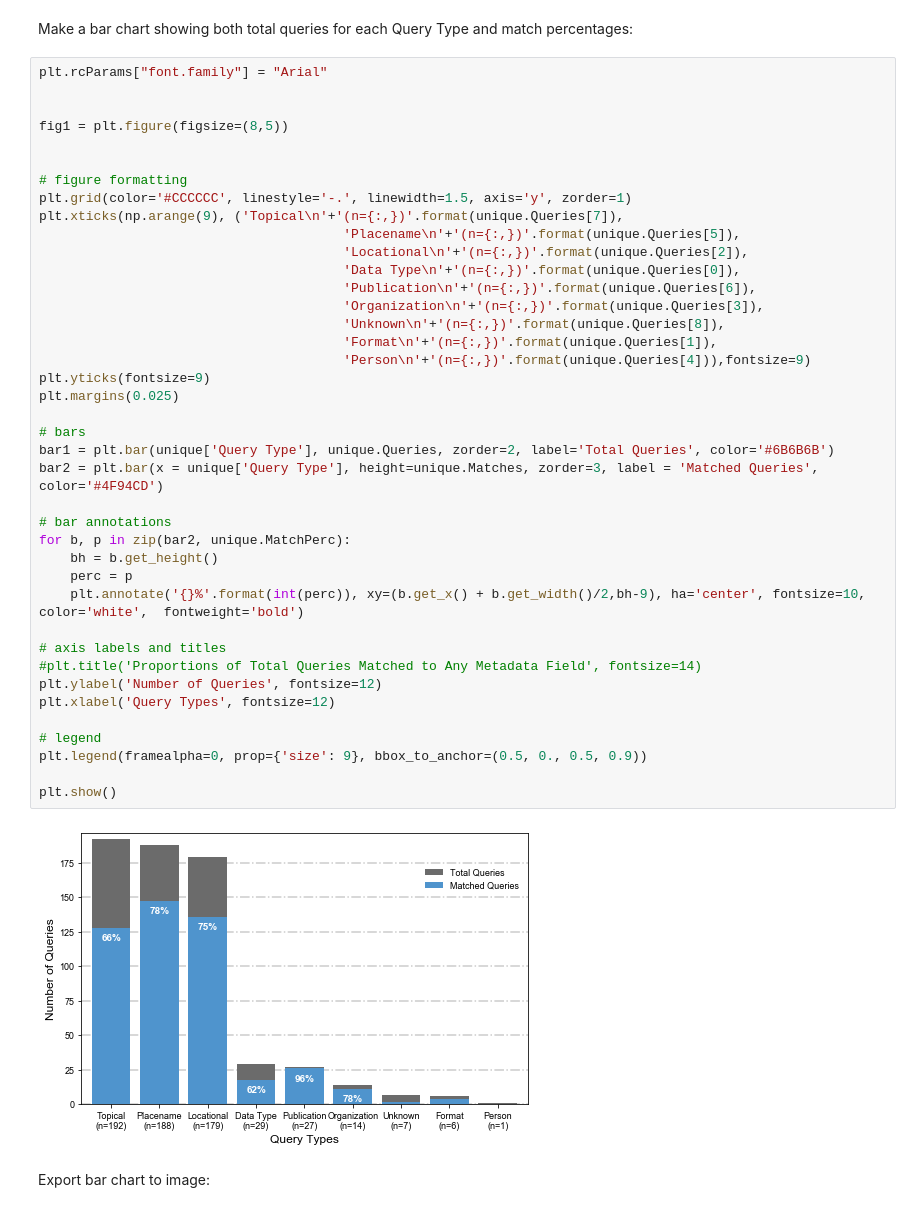
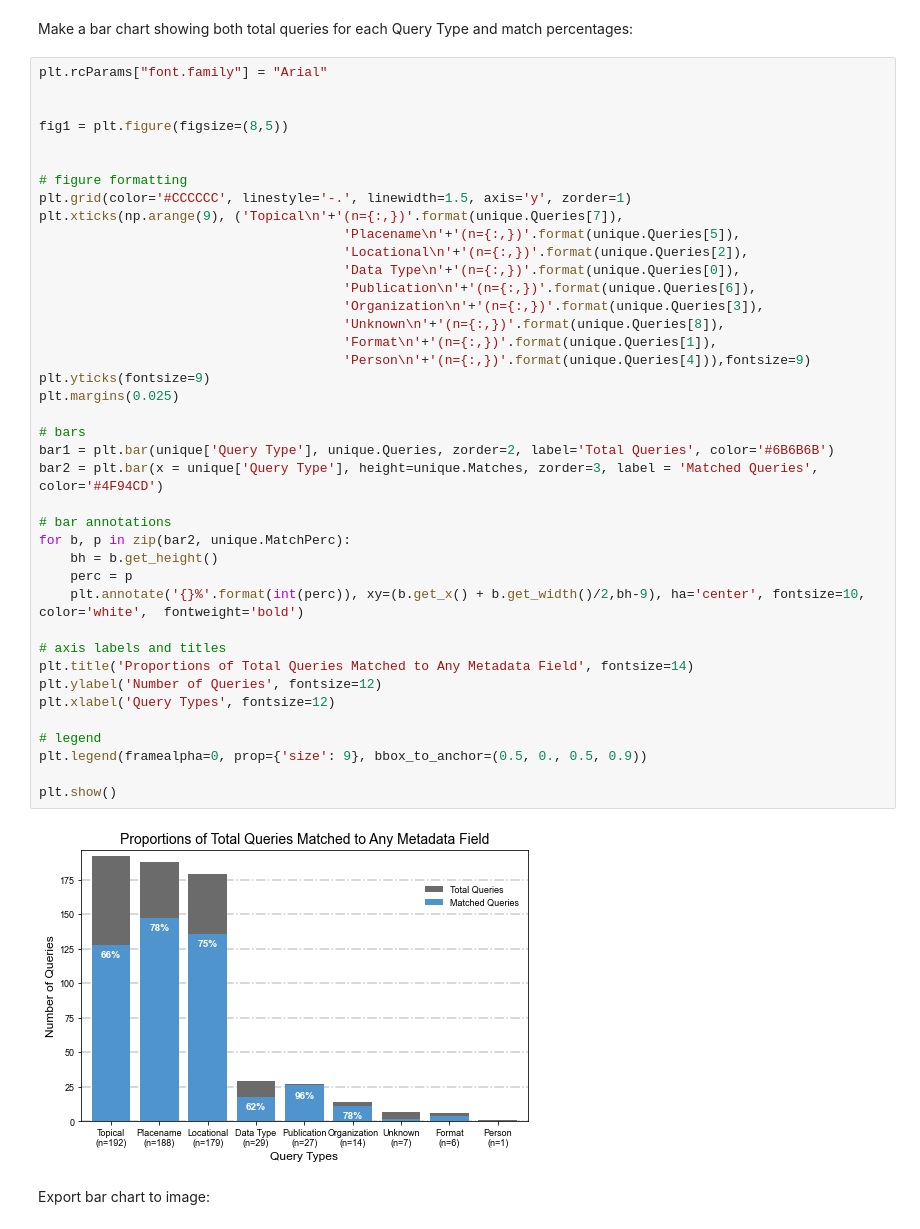
Before and after one commit to outpw/geo_meta, a Jupyter notebook: Geo_meta_fig1.ipynb, the cells around one changed output. Cells and saved outputs as stored; diff of their text form.

```diff
--- a/Geo_meta_fig1.ipynb
+++ b/Geo_meta_fig1.ipynb
@@ -77,35 +79,35 @@ plt.xticks(np.arange(9), ('Topical\n'+'(n={:,})'.format(unique.Queries[7]),
                                        'Placename\n'+'(n={:,})'.format(unique.Queries[5]),
                                        'Locational\n'+'(n={:,})'.format(unique.Queries[2]),
                                        'Data Type\n'+'(n={:,})'.format(unique.Queries[0]),
                                        'Publication\n'+'(n={:,})'.format(unique.Queries[6]),
                                        'Organization\n'+'(n={:,})'.format(unique.Queries[3]),
                                        'Unknown\n'+'(n={:,})'.format(unique.Queries[8]),
                                        'Format\n'+'(n={:,})'.format(unique.Queries[1]),
                                        'Person\n'+'(n={:,})'.format(unique.Queries[4])),fontsize=9)
 plt.yticks(fontsize=9)
 plt.margins(0.025)
 
 # bars
 bar1 = plt.bar(unique['Query Type'], unique.Queries, zorder=2, label='Total Queries', color='#6B6B6B')
 bar2 = plt.bar(x = unique['Query Type'], height=unique.Matches, zorder=3, label = 'Matched Queries', color='#4F94CD')
 
 # bar annotations
 for b, p in zip(bar2, unique.MatchPerc):
     bh = b.get_height()
     perc = p
     plt.annotate('{}%'.format(int(perc)), xy=(b.get_x() + b.get_width()/2,bh-9), ha='center', fontsize=10, color='white',  fontweight='bold')
 
 # axis labels and titles
-#plt.title('Proportions of Total Queries Matched to Any Metadata Field', fontsize=14)
+plt.title('Proportions of Total Queries Matched to Any Metadata Field', fontsize=14)
 plt.ylabel('Number of Queries', fontsize=12)
 plt.xlabel('Query Types', fontsize=12)
 
 # legend
 plt.legend(framealpha=0, prop={'size': 9}, bbox_to_anchor=(0.5, 0., 0.5, 0.9))
 
 plt.show()
 # %% [output]
-[figure, old version]
+[figure, new version]
 # %% [markdown]
 Export bar chart to image:
 # %%
```
Also changed, not shown: parts of 2 cells of this notebook, 1 other file.
